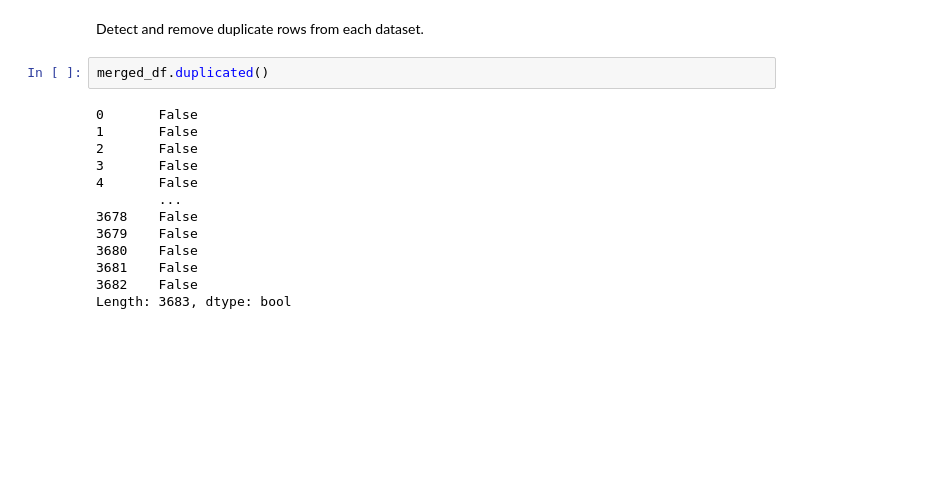
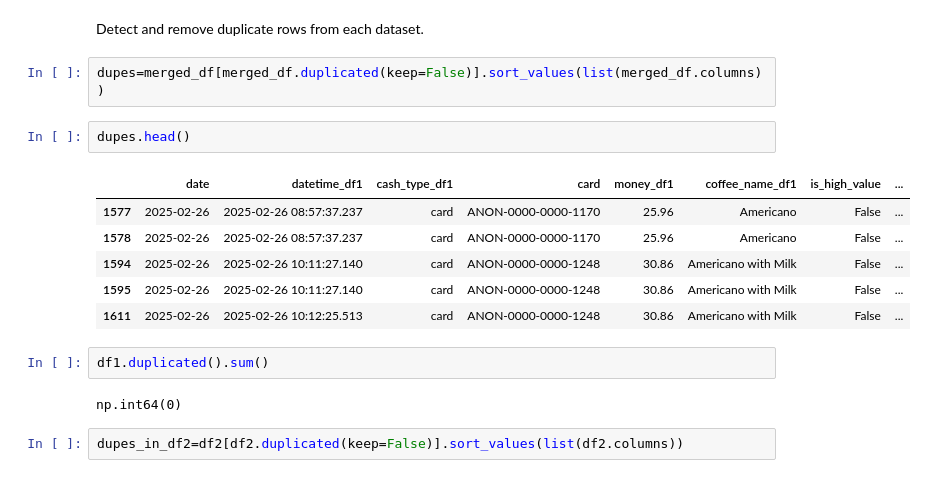
Before and after one commit to eThird/Da-practice, a Jupyter notebook: Notebooks/Untitled.ipynb, the cells around one changed output. Cells and saved outputs as stored; diff of their text form; blank space fills up the shorter version.

```diff
--- a/Notebooks/Untitled.ipynb
+++ b/Notebooks/Untitled.ipynb
@@ -519,17 +519,19 @@ merged_df.head()
 # %% [markdown]
 Detect and remove duplicate rows from each dataset.
 # %%
-merged_df.duplicated()
+dupes=merged_df[merged_df.duplicated(keep=False)].sort_values(list(merged_df.columns))
-# %% [output]
-0       False
-1       False
-2       False
-3       False
-4       False
-        ...
-3678    False
-3679    False
-3680    False
-3681    False
-3682    False
-Length: 3683, dtype: bool
+# %%
+dupes.head()
+# %% [output]
+|  | date | datetime_df1 | cash_type_df1 | card | money_df1 | coffee_name_df1 | is_high_value | ... |
+| 1577 | 2025-02-26 | 2025-02-26 08:57:37.237 | card | ANON-0000-0000-1170 | 25.96 | Americano | False | ... |
+| 1578 | 2025-02-26 | 2025-02-26 08:57:37.237 | card | ANON-0000-0000-1170 | 25.96 | Americano | False | ... |
+| 1594 | 2025-02-26 | 2025-02-26 10:11:27.140 | card | ANON-0000-0000-1248 | 30.86 | Americano with Milk | False | ... |
+| 1595 | 2025-02-26 | 2025-02-26 10:11:27.140 | card | ANON-0000-0000-1248 | 30.86 | Americano with Milk | False | ... |
+| 1611 | 2025-02-26 | 2025-02-26 10:12:25.513 | card | ANON-0000-0000-1248 | 30.86 | Americano with Milk | False | ... |
+# %%
+df1.duplicated().sum()
+# %% [output]
+np.int64(0)
+# %%
+dupes_in_df2=df2[df2.duplicated(keep=False)].sort_values(list(df2.columns))
```
Also changed, not shown: parts of 12 cells of this notebook.
